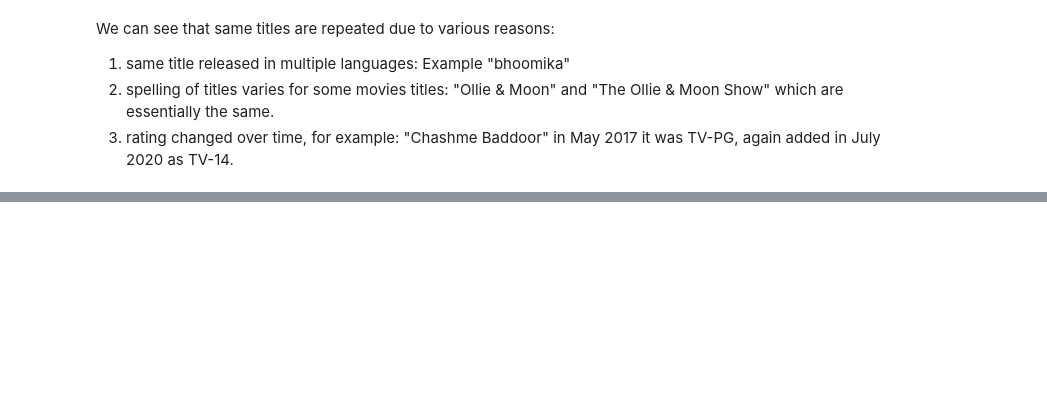
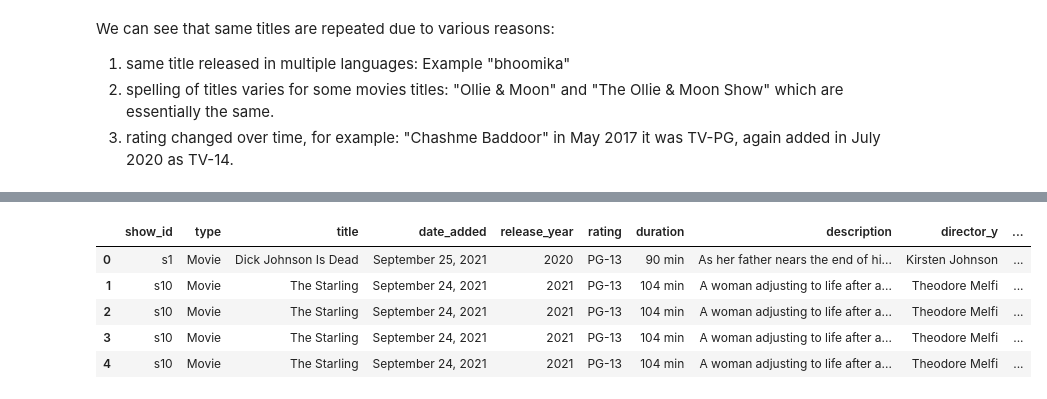
Before and after one commit to Grey-hatcoder/My-Coding-files, a Jupyter notebook: Netflix_Business_Case_Study.ipynb, the cells around one changed output, grey strips where cells are left out. Cells and saved outputs as stored; diff of their text form; code cells hidden in the pictures; blank space fills up the shorter version.

```diff
--- a/Netflix_Business_Case_Study.ipynb
+++ b/Netflix_Business_Case_Study.ipynb
@@ -247,0 +261,5 @@ We can see that for each
+# %%
+ser_cast = pd.Series(df.cast.str.split(","))
+df_cast = pd.DataFrame([df.show_id, ser_cast]).T
+df_cast = df_cast.explode("cast")
+df_cast.head(10)
@@ -247,0 +278,5 @@ We can see that for each
+# %%
+ser_lin = pd.Series(df.listed_in.str.split(","))
+df_lin = pd.DataFrame([df.show_id, ser_lin]).T
+df_lin = df_lin.explode("listed_in")
+df_lin.head(10)
@@ -247,0 +295,9 @@ We can see that for each
+# %%
+J1 = df_dir.merge(df_cast,on = 'show_id',how = 'outer')
+J1.head(20)
+J2 = J1.merge(df_con,on = 'show_id', how = 'outer')
+J2.head(30)
+J3 = J2.merge(df_lin,on = 'show_id',how = 'outer')
+J3.head(50)
+df = df.merge(J3,on = 'show_id',how='outer')
+df.info()
@@ -247,0 +342,11 @@ We can see that for each
+# %%
+df.drop(labels = ["director_x",'cast_x','country_x','listed_in_x'],axis=1,inplace= True)
+# %%
+df.head()
+# %% [output]
+|  | show_id | type | title | date_added | release_year | rating | duration | description | director_y | ... |
+| 0 | s1 | Movie | Dick Johnson Is Dead | September 25, 2021 | 2020 | PG-13 | 90 min | As her father nears the end of hi... | Kirsten Johnson | ... |
+| 1 | s10 | Movie | The Starling | September 24, 2021 | 2021 | PG-13 | 104 min | A woman adjusting to life after a... | Theodore Melfi | ... |
+| 2 | s10 | Movie | The Starling | September 24, 2021 | 2021 | PG-13 | 104 min | A woman adjusting to life after a... | Theodore Melfi | ... |
+| 3 | s10 | Movie | The Starling | September 24, 2021 | 2021 | PG-13 | 104 min | A woman adjusting to life after a... | Theodore Melfi | ... |
+| 4 | s10 | Movie | The Starling | September 24, 2021 | 2021 | PG-13 | 104 min | A woman adjusting to life after a... | Theodore Melfi | ... |
```
Also changed, not shown: parts of 26 cells of this notebook.
